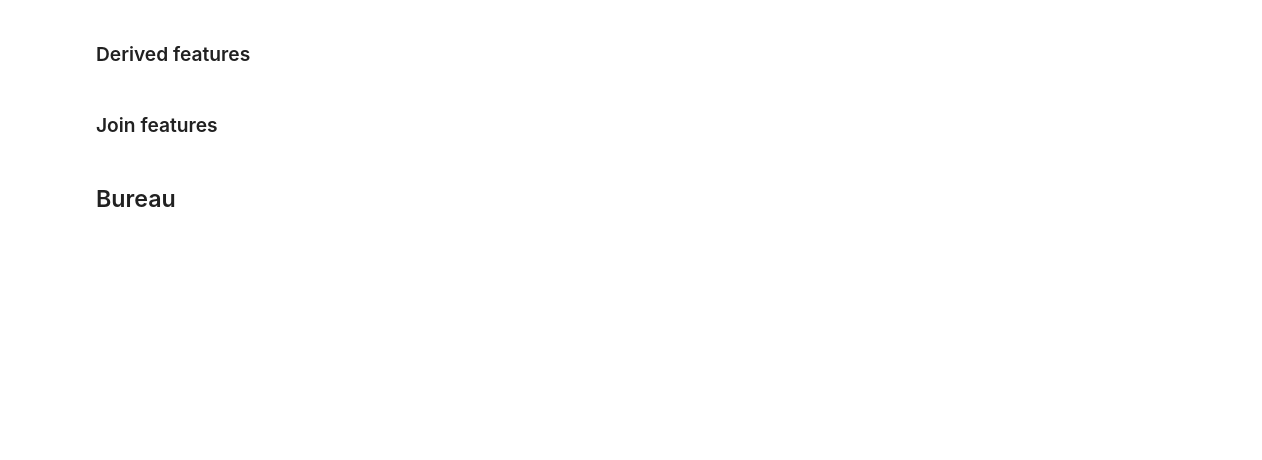
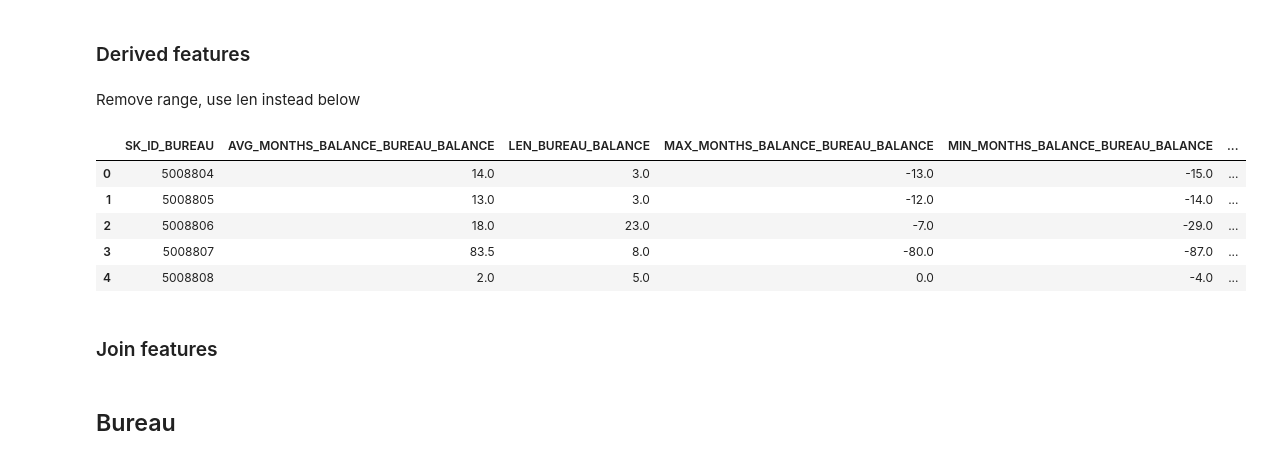
Before and after one commit to StephanKalika/home_credit_default, a Jupyter notebook: home_credit.ipynb, the cells around one changed output. Saved outputs shown, nothing was run; the diff lists cells and outputs as text; code cells hidden in the pictures; blank space fills up the shorter version.

```diff
--- a/home_credit.ipynb
+++ b/home_credit.ipynb
@@ -289,21 +292,34 @@ bureau_balance.shape
 # %% [markdown]
 ### Derived features
+# %% [markdown]
+Remove range, use len instead below
 # %%
 def bureau_balance_agg_func(g):
-    d = {"LEN_BUREAU_BALANCE": np.nansum(g["STATUS"] != "C"),
-        "SUM_CLOSED_BUREAU_BALANCE": np.nansum(g["STATUS"] == "C"),
+    # mask6 = g["MONTHS_BALANCE"] >= -6
+    # mask12 = g["MONTHS_BALANCE"] >= -12
+    closed = g["STATUS"] == "C"
+
+    d = {"LEN_BUREAU_BALANCE": np.nansum(~closed),
+        "SUM_CLOSED_BUREAU_BALANCE": np.nansum(closed),
         "SUM_CURRENT_BUREAU_BALANCE": np.nansum(g["STATUS"] == "0"),
         "SUM_DQ_BUREAU_BALANCE": np.nansum(g["STATUS"].isin(["1", "2", "3", "3", "4", "5"])),
         "WORST_DQ_BUREAU_BALANCE": np.nanmax(g["STATUS"].apply(lambda x: 0 if x == "C" else int(x))),
-        "AVG_MONTHS_BALANCE_BUREAU_BALANCE": np.nansum(abs(g["MONTHS_BALANCE"]).where(g["STATUS"] != "C")) / np.nansum(g["STATUS"] != "C"),
-        "RANGE_MONTHS_BALANCE_BUREAU_BALANCE": np.nanmax(g["MONTHS_BALANCE"].where(g["STATUS"] != "C")) - np.nanmin(g["MONTHS_BALANCE"].where(g["STATUS"] != "C")),
-        "MIN_MONTHS_BALANCE_BUREAU_BALANCE": np.nanmin(g["MONTHS_BALANCE"].where(g["STATUS"] != "C")),
-        "MAX_MONTHS_BALANCE_BUREAU_BALANCE": np.nanmax(g["MONTHS_BALANCE"].where(g["STATUS"] != "C"))}
+        "AVG_MONTHS_BALANCE_BUREAU_BALANCE": np.nansum(abs(g["MONTHS_BALANCE"]).where(~closed)) / np.nansum(~closed),
+        "MIN_MONTHS_BALANCE_BUREAU_BALANCE": np.nanmin(g["MONTHS_BALANCE"].where(~closed)),
+        "MAX_MONTHS_BALANCE_BUREAU_BALANCE": np.nanmax(g["MONTHS_BALANCE"].where(~closed))}
 
     return pd.Series(d)
 # %%
 bureau_balance_agg = bureau_balance.groupby("SK_ID_BUREAU").apply(bureau_balance_agg_func).reset_index()
+bureau_balance_agg.to_csv(path + "bureau_balance_agg.csv", index=False, header=True)
 bureau_balance_agg.head()
+# %% [output]
+|  | SK_ID_BUREAU | AVG_MONTHS_BALANCE_BUREAU_BALANCE | LEN_BUREAU_BALANCE | MAX_MONTHS_BALANCE_BUREAU_BALANCE | MIN_MONTHS_BALANCE_BUREAU_BALANCE | ... |
+| 0 | 5008804 | 14.0 | 3.0 | -13.0 | -15.0 | ... |
+| 1 | 5008805 | 13.0 | 3.0 | -12.0 | -14.0 | ... |
+| 2 | 5008806 | 18.0 | 23.0 | -7.0 | -29.0 | ... |
+| 3 | 5008807 | 83.5 | 8.0 | -80.0 | -87.0 | ... |
+| 4 | 5008808 | 2.0 | 5.0 | 0.0 | -4.0 | ... |
 # %% [markdown]
 ### Join features
 # %%
```
Also changed, not shown: parts of 60 cells of this notebook, 2 other files.
